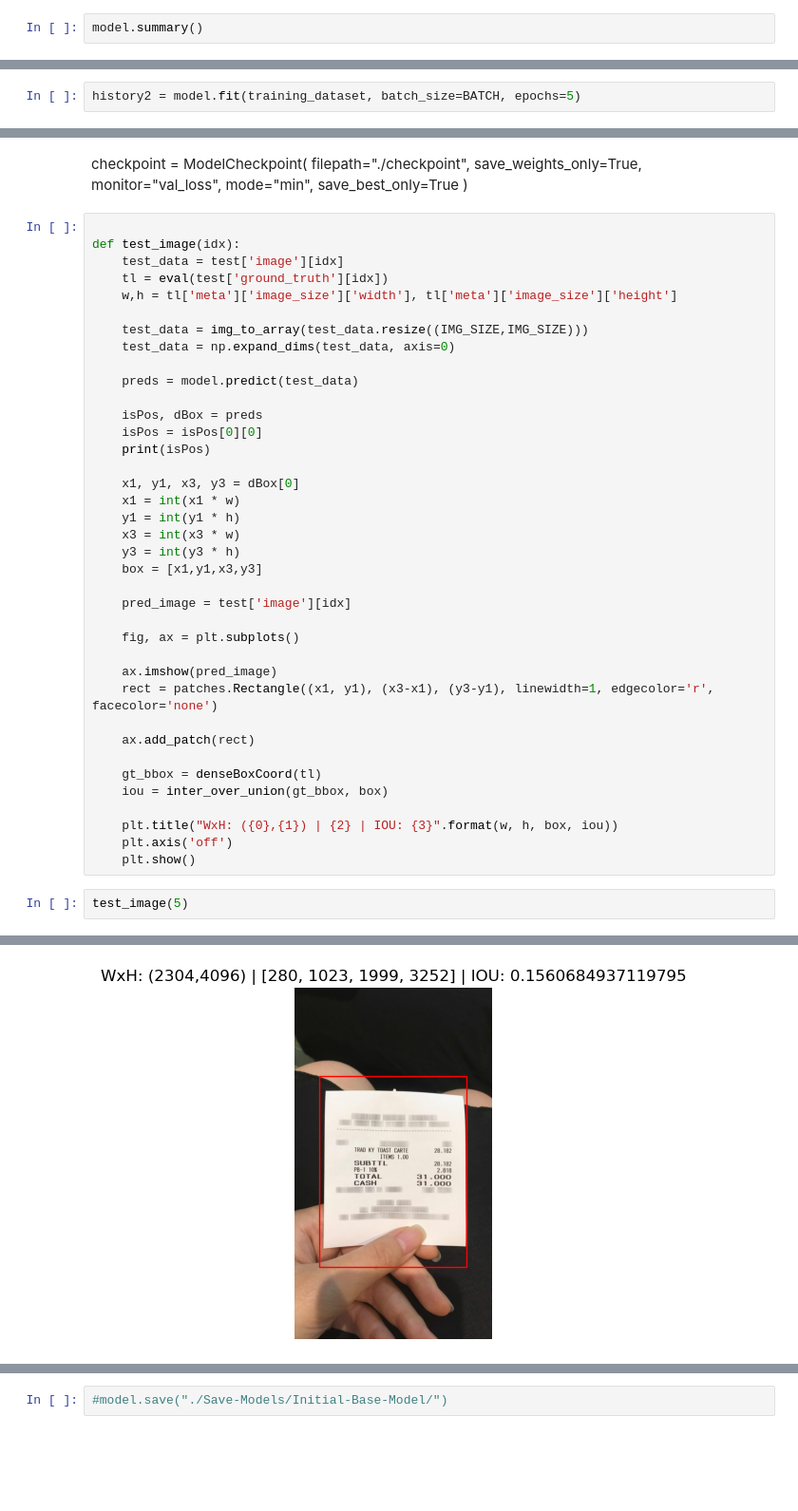
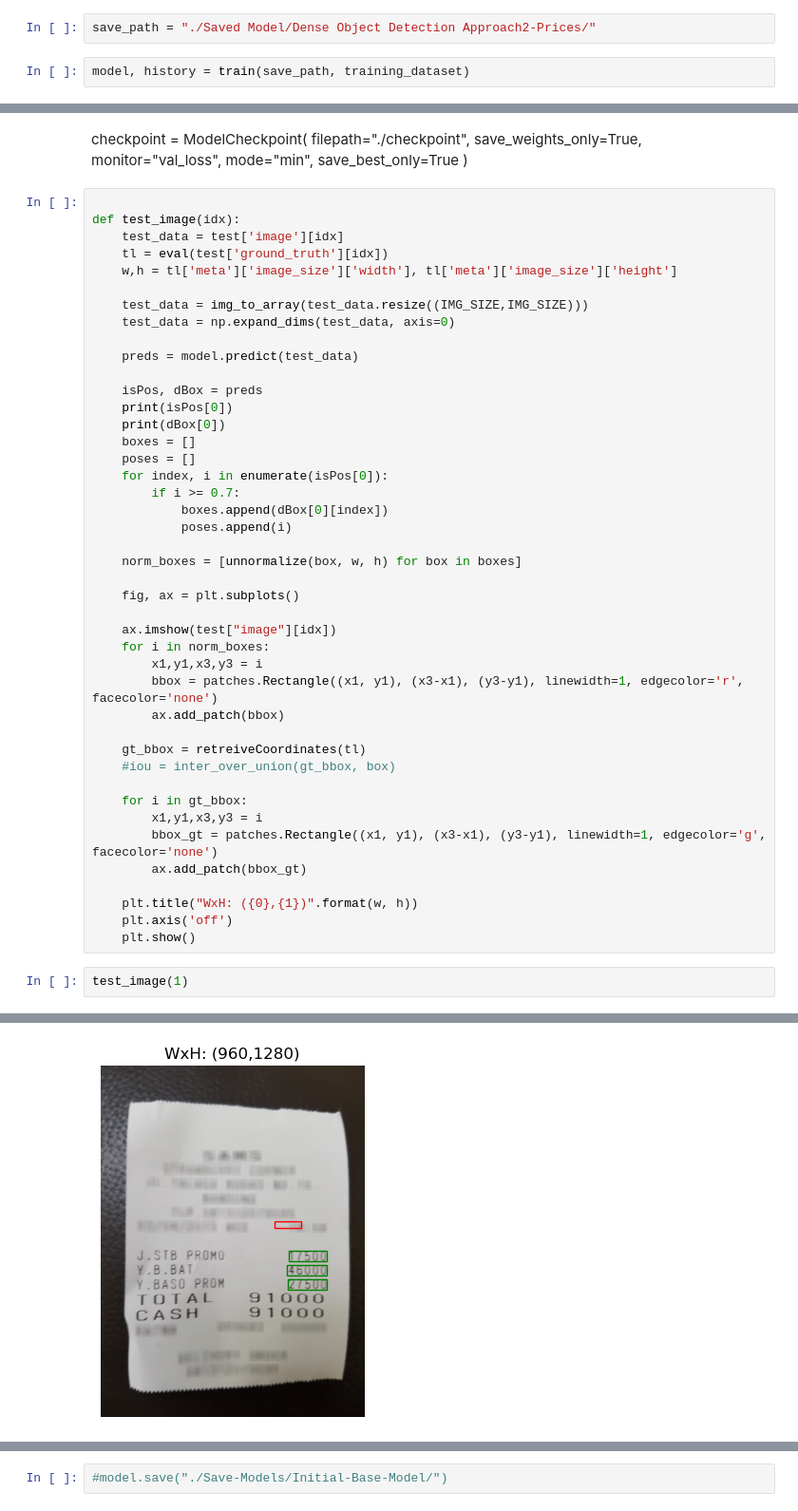
Before and after one commit to ipiriyan2002/Multi-modal-Information-extraction-on-product-images-from-auction-websites, a Jupyter notebook: Region_Detection_CORD.ipynb, the cells around one changed output, grey strips where cells are left out. Shown: that part at 95% size. Drawn from its saved outputs; the diff is of its cells as text; blank space fills up the shorter version.

Commit message:
Approach 2: Nyquist Idea

```diff
--- a/Region_Detection_CORD.ipynb
+++ b/Region_Detection_CORD.ipynb
@@ -349,2 +469,4 @@ model.compile(optimizer='adam', loss=['binary_crossentropy', 'mse'], metrics=['a
+# %%
+save_path = "./Saved Model/Dense Object Detection Approach2-Prices/"
 # %%
-model.summary()
+model, history = train(save_path, training_dataset)
@@ -369,2 +472,0 @@ _________________________________________________________________
-# %%
-history2 = model.fit(training_dataset, batch_size=BATCH, epochs=5)
@@ -437,31 +512,36 @@ def test_image(idx):
     preds = model.predict(test_data)
 
     isPos, dBox = preds
-    isPos = isPos[0][0]
-    print(isPos)
+    print(isPos[0])
+    print(dBox[0])
+    boxes = []
+    poses = []
+    for index, i in enumerate(isPos[0]):
+        if i >= 0.7:
+            boxes.append(dBox[0][index])
+            poses.append(i)
 
-    x1, y1, x3, y3 = dBox[0]
-    x1 = int(x1 * w)
-    y1 = int(y1 * h)
-    x3 = int(x3 * w)
-    y3 = int(y3 * h)
-    box = [x1,y1,x3,y3]
-
-    pred_image = test['image'][idx]
+    norm_boxes = [unnormalize(box, w, h) for box in boxes]
 
     fig, ax = plt.subplots()
 
-    ax.imshow(pred_image)
-    rect = patches.Rectangle((x1, y1), (x3-x1), (y3-y1), linewidth=1, edgecolor='r', facecolor='none')
+    ax.imshow(test["image"][idx])
+    for i in norm_boxes:
+        x1,y1,x3,y3 = i
+        bbox = patches.Rectangle((x1, y1), (x3-x1), (y3-y1), linewidth=1, edgecolor='r', facecolor='none')
+        ax.add_patch(bbox)
 
-    ax.add_patch(rect)
+    gt_bbox = retreiveCoordinates(tl)
+    #iou = inter_over_union(gt_bbox, box)
 
-    gt_bbox = denseBoxCoord(tl)
-    iou = inter_over_union(gt_bbox, box)
+    for i in gt_bbox:
+        x1,y1,x3,y3 = i
+        bbox_gt = patches.Rectangle((x1, y1), (x3-x1), (y3-y1), linewidth=1, edgecolor='g', facecolor='none')
+        ax.add_patch(bbox_gt)
 
-    plt.title("WxH: ({0},{1}) | {2} | IOU: {3}".format(w, h, box, iou))
+    plt.title("WxH: ({0},{1})".format(w, h))
     plt.axis('off')
     plt.show()
 # %%
-test_image(5)
+test_image(1)
 # %% [output]
@@ -470,4 +554,4 @@ test_image(5)
-[figure, old version]
+[figure, new version]
 # %%
 test_image(10)
 # %% [output]
```
Also changed, not shown: parts of 39 cells of this notebook, 1 other file.
